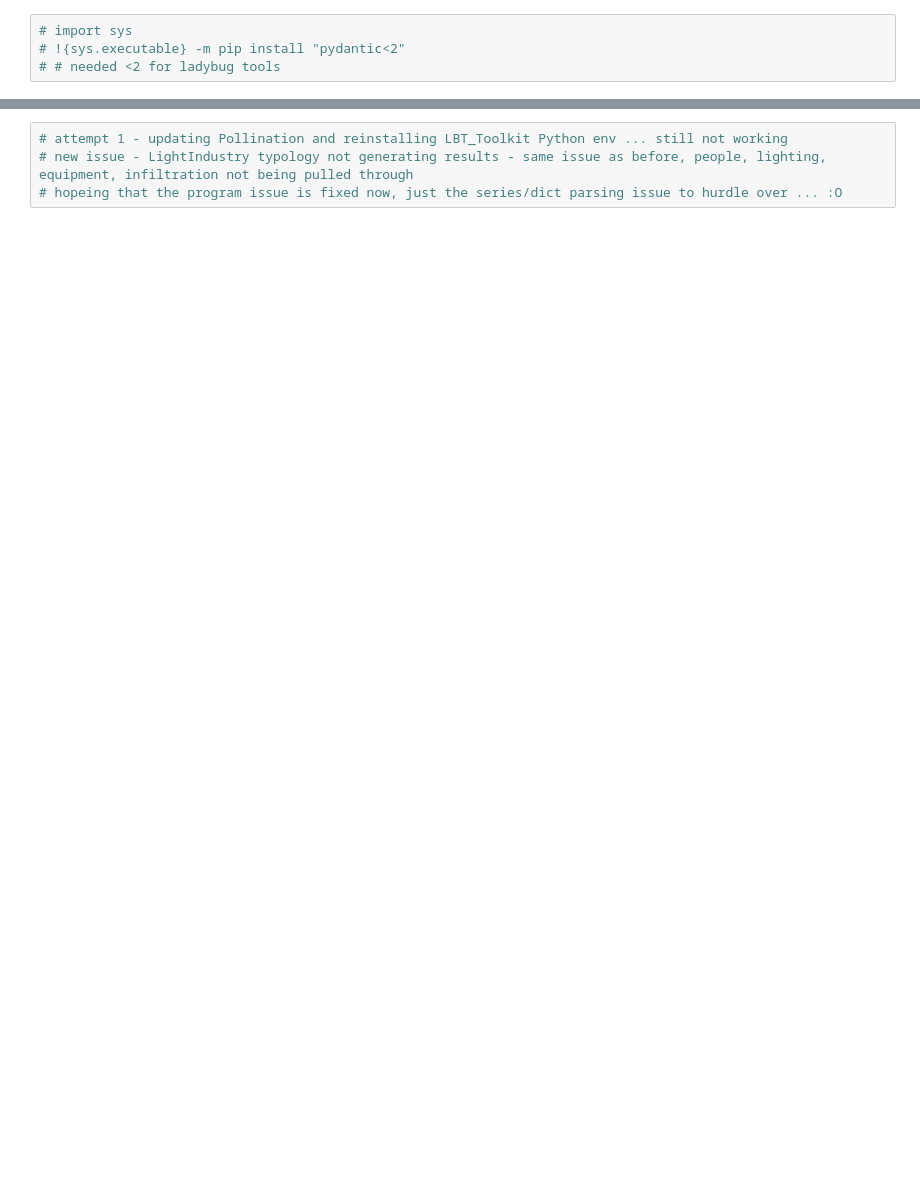
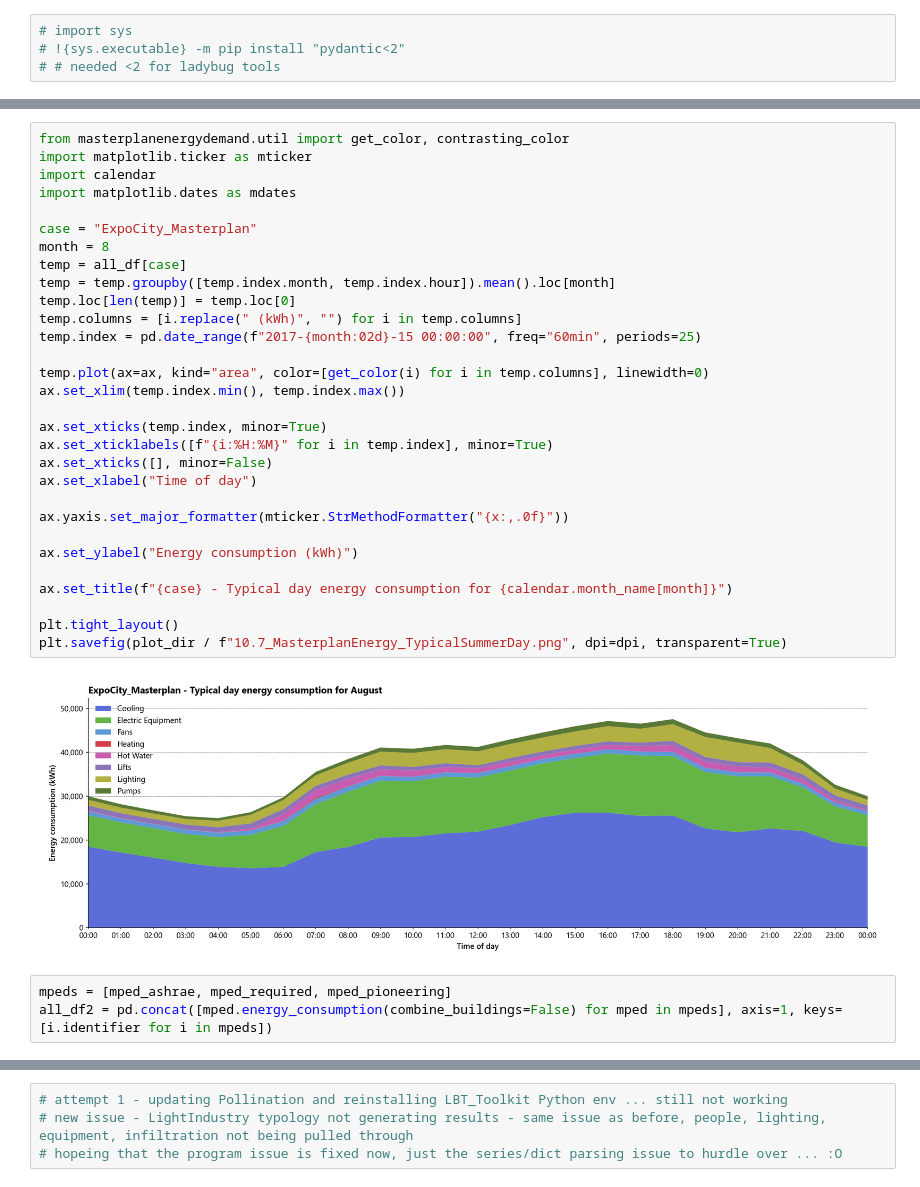
Before and after one commit to BHoM/LadyBugTools_Prototypes, a Jupyter notebook: LadyBugTools_Prototype_Engine/Python/MasterplanEnergyDemand/MasterplanEnergyDemand_Dev.ipynb, the cells around one changed output, grey strips where cells are left out. Drawn from its saved outputs; the diff is of its cells as text; blank space fills up the shorter version.

```diff
--- a/LadyBugTools_Prototype_Engine/Python/MasterplanEnergyDemand/MasterplanEnergyDemand_Dev.ipynb
+++ b/LadyBugTools_Prototype_Engine/Python/MasterplanEnergyDemand/MasterplanEnergyDemand_Dev.ipynb
@@ -22,0 +146,35 @@ epw_file = r"C:\Users\tgerrish\Documents\GitHub\BHoM\LadyBugTools_Prototypes\Lad
+# %%
+from masterplanenergydemand.util import get_color, contrasting_color
+import matplotlib.ticker as mticker
+import calendar
+import matplotlib.dates as mdates
+
+case = "ExpoCity_Masterplan"
+month = 8
+temp = all_df[case]
+temp = temp.groupby([temp.index.month, temp.index.hour]).mean().loc[month]
+temp.loc[len(temp)] = temp.loc[0]
+temp.columns = [i.replace(" (kWh)", "") for i in temp.columns]
+temp.index = pd.date_range(f"2017-{month:02d}-15 00:00:00", freq="60min", periods=25)
+
+temp.plot(ax=ax, kind="area", color=[get_color(i) for i in temp.columns], linewidth=0)
+ax.set_xlim(temp.index.min(), temp.index.max())
+
+ax.set_xticks(temp.index, minor=True)
+ax.set_xticklabels([f"{i:%H:%M}" for i in temp.index], minor=True)
+ax.set_xticks([], minor=False)
+ax.set_xlabel("Time of day")
+
+ax.yaxis.set_major_formatter(mticker.StrMethodFormatter("{x:,.0f}"))
+
+ax.set_ylabel("Energy consumption (kWh)")
+
+ax.set_title(f"{case} - Typical day energy consumption for {calendar.month_name[month]}")
+
+plt.tight_layout()
+plt.savefig(plot_dir / f"10.7_MasterplanEnergy_TypicalSummerDay.png", dpi=dpi, transparent=True)
+# %% [output]
+[figure, added]
+# %%
+mpeds = [mped_ashrae, mped_required, mped_pioneering]
+all_df2 = pd.concat([mped.energy_consumption(combine_buildings=False) for mped in mpeds], axis=1, keys=[i.identifier for i in mpeds])
```
Also changed, not shown: parts of 18 cells of this notebook, 3 other files.
